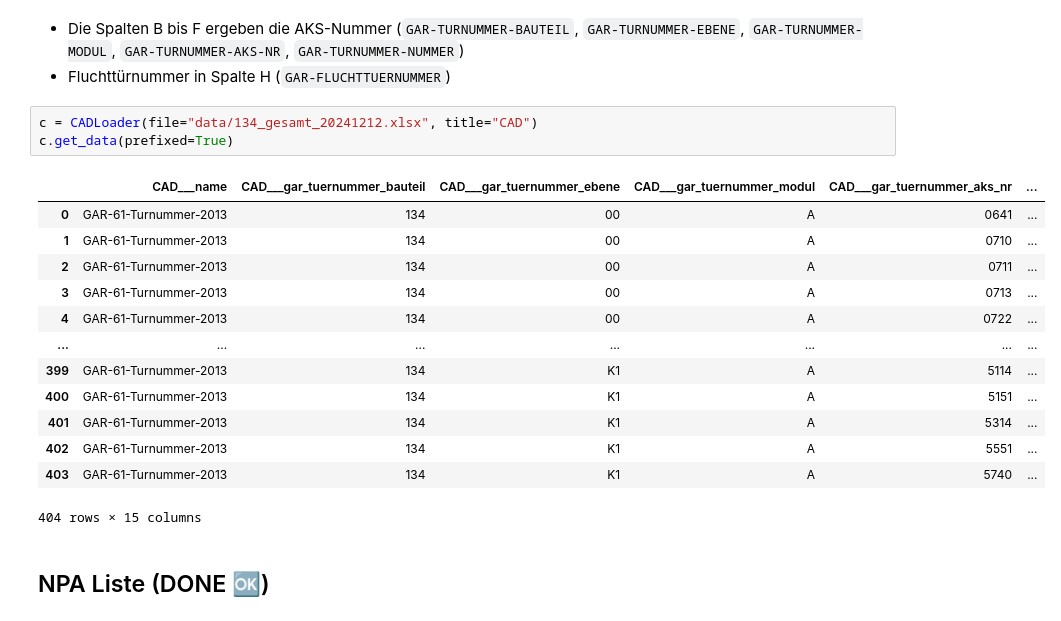
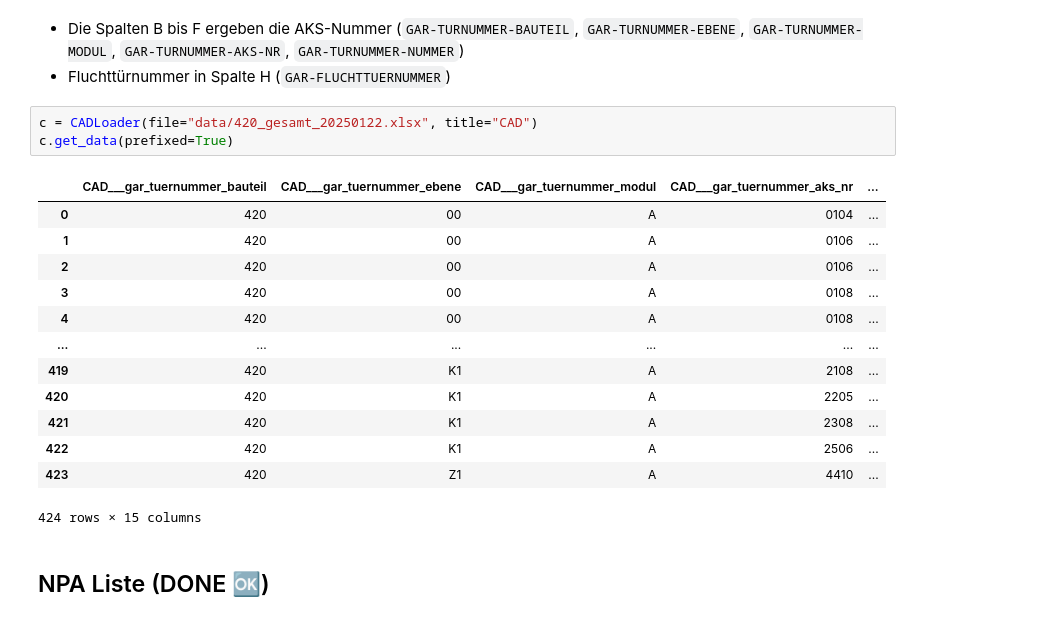
Before and after one commit to mckoh/vie-doors, a Jupyter notebook: notebook_sandbox.ipynb, the cells around one changed output. Cells and saved outputs as stored; diff of their text form.

```diff
--- a/notebook_sandbox.ipynb
+++ b/notebook_sandbox.ipynb
@@ -34,22 +34,22 @@ h.get_data(prefixed=True)
 * Die Spalten B bis F ergeben die AKS-Nummer (``GAR-TURNUMMER-BAUTEIL``, ``GAR-TURNUMMER-EBENE``, ``GAR-TURNUMMER-MODUL``, ``GAR-TURNUMMER-AKS-NR``, ``GAR-TURNUMMER-NUMMER``)
 * Fluchttürnummer in Spalte H (``GAR-FLUCHTTUERNUMMER``)
 # %%
-c = CADLoader(file="data/134_gesamt_20241212.xlsx", title="CAD")
+c = CADLoader(file="data/420_gesamt_20250122.xlsx", title="CAD")
 c.get_data(prefixed=True)
 # %% [output]
-|  | CAD___name | CAD___gar_tuernummer_bauteil | CAD___gar_tuernummer_ebene | CAD___gar_tuernummer_modul | CAD___gar_tuernummer_aks_nr | ... |
-| 0 | GAR-61-Turnummer-2013 | 134 | 00 | A | 0641 | ... |
-| 1 | GAR-61-Turnummer-2013 | 134 | 00 | A | 0710 | ... |
-| 2 | GAR-61-Turnummer-2013 | 134 | 00 | A | 0711 | ... |
-| 3 | GAR-61-Turnummer-2013 | 134 | 00 | A | 0713 | ... |
-| 4 | GAR-61-Turnummer-2013 | 134 | 00 | A | 0722 | ... |
-| ... | ... | ... | ... | ... | ... | ... |
-| 399 | GAR-61-Turnummer-2013 | 134 | K1 | A | 5114 | ... |
-| 400 | GAR-61-Turnummer-2013 | 134 | K1 | A | 5151 | ... |
-| 401 | GAR-61-Turnummer-2013 | 134 | K1 | A | 5314 | ... |
-| 402 | GAR-61-Turnummer-2013 | 134 | K1 | A | 5551 | ... |
-| 403 | GAR-61-Turnummer-2013 | 134 | K1 | A | 5740 | ... |
+|  | CAD___gar_tuernummer_bauteil | CAD___gar_tuernummer_ebene | CAD___gar_tuernummer_modul | CAD___gar_tuernummer_aks_nr | ... |
+| 0 | 420 | 00 | A | 0104 | ... |
+| 1 | 420 | 00 | A | 0106 | ... |
+| 2 | 420 | 00 | A | 0106 | ... |
+| 3 | 420 | 00 | A | 0108 | ... |
+| 4 | 420 | 00 | A | 0108 | ... |
+| ... | ... | ... | ... | ... | ... |
+| 419 | 420 | K1 | A | 2108 | ... |
+| 420 | 420 | K1 | A | 2205 | ... |
+| 421 | 420 | K1 | A | 2308 | ... |
+| 422 | 420 | K1 | A | 2506 | ... |
+| 423 | 420 | Z1 | A | 4410 | ... |
-404 rows × 15 columns
+424 rows × 15 columns
 # %% [markdown]
 ## NPA Liste (DONE 🆗)
 # %% [markdown]
```
Also changed, not shown: 1 other file.
